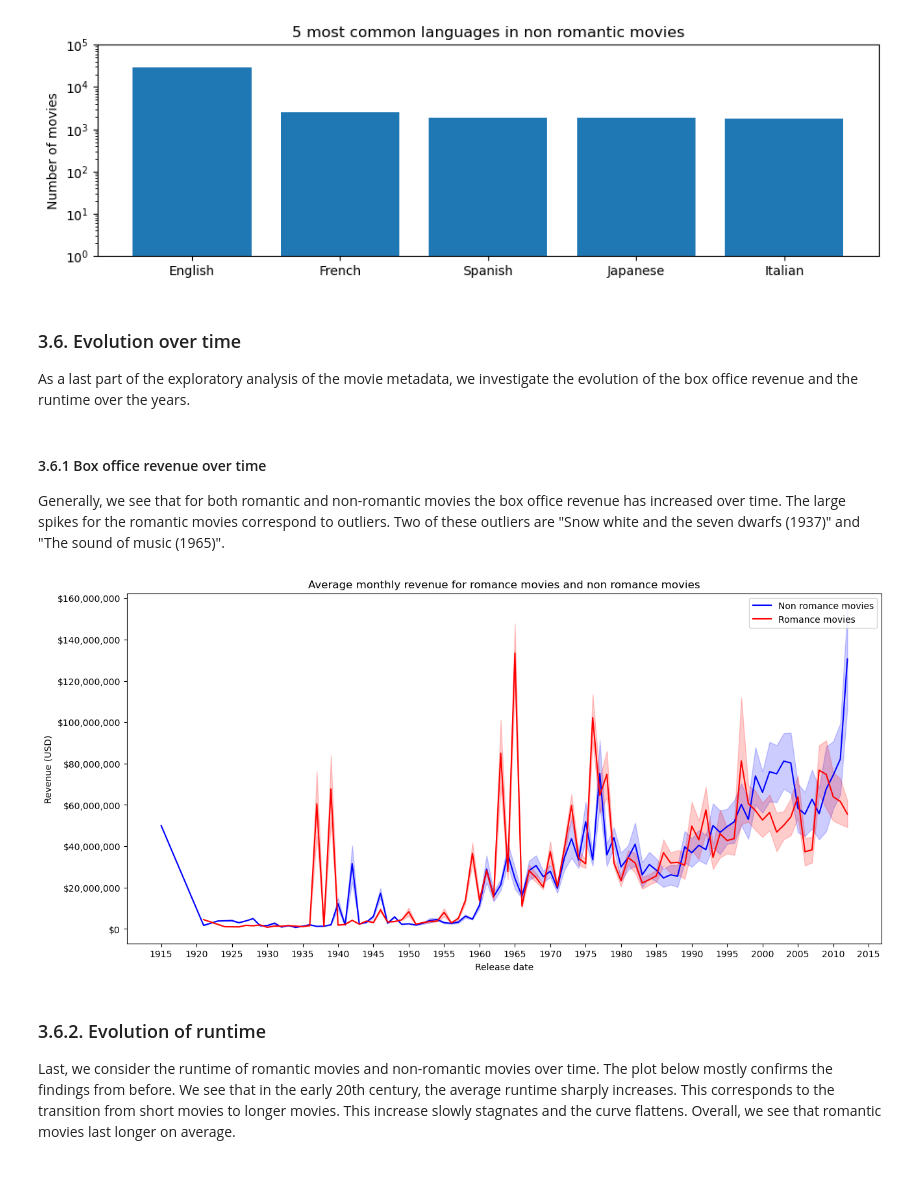
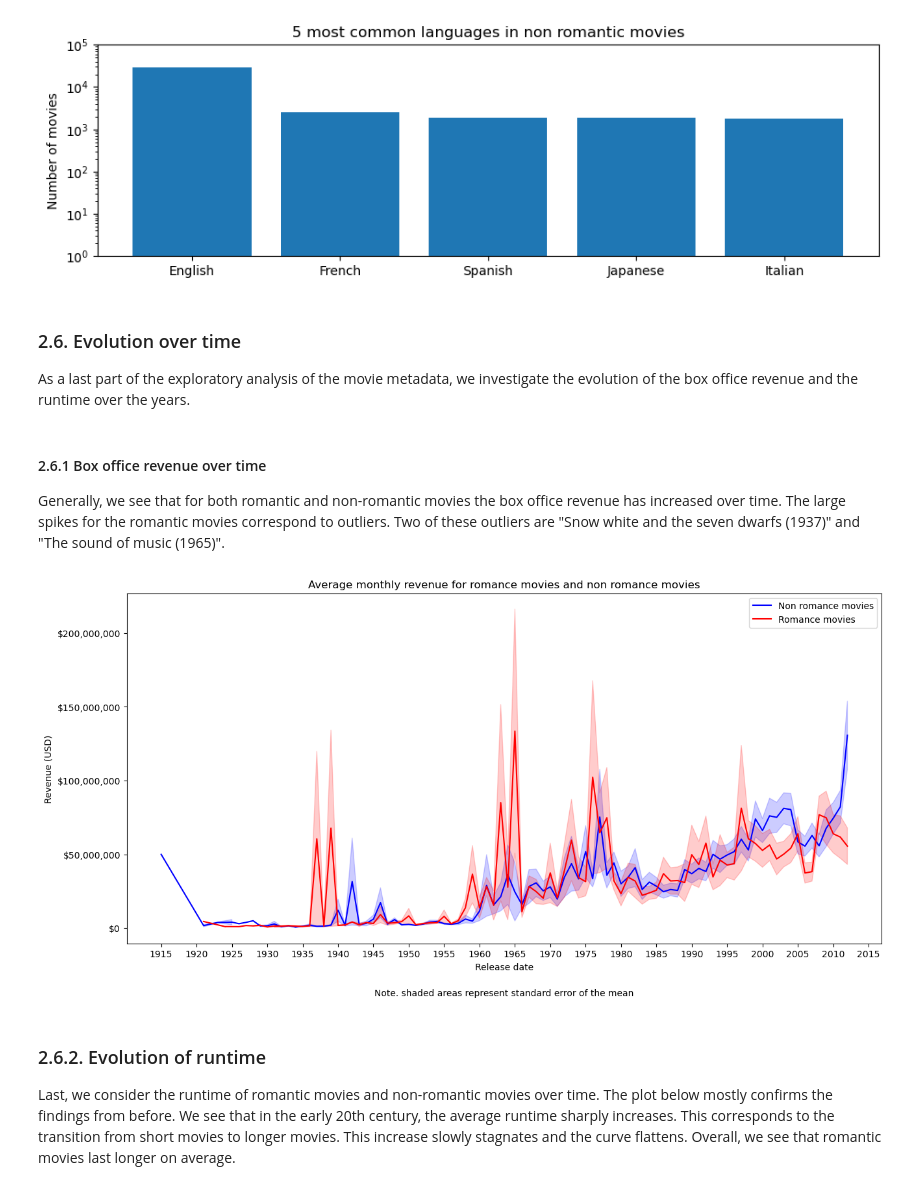
Before and after one commit to epfl-ada/ada-2022-project-toestewbrr, a Jupyter notebook: general_analysis.ipynb, the cells around one changed output. Drawn from its saved outputs; the diff is of its cells as text; code cells hidden in the pictures.

```diff
--- a/general_analysis.ipynb
+++ b/general_analysis.ipynb
@@ -409,11 +437,11 @@ plt.show()
 [figure]
 [figure]
 # %% [markdown]
-### 3.6. Evolution over time
+### 2.6. Evolution over time
 
 As a last part of the exploratory analysis of the movie metadata, we investigate the evolution of the box office revenue and the runtime over the years.
 # %% [markdown]
-#### 3.6.1 Box office revenue over time
+#### 2.6.1 Box office revenue over time
 
 Generally, we see that for both romantic and non-romantic movies the box office revenue has increased over time. The large spikes for the romantic movies correspond to outliers. Two of these outliers are "Snow white and the seven dwarfs (1937)" and "The sound of music (1965)".
 # %%
@@ -423,40 +451,45 @@ year_box_office = non_romance_movies[[
 year_box_office_romance = romance_movies[[
     'Release date', 'Box office revenue']].dropna()
 year_box_office['Release date'] = pd.to_datetime(
     year_box_office['Release date'])
 year_box_office_romance['Release date'] = pd.to_datetime(
     year_box_office_romance['Release date'])
 
 # Get yearly box office revenue for romantic and non-romantic movies
 year_box_office = non_romance_movies[['Release date', 'Box office revenue']].dropna()
 year_box_office_romance = romance_movies[['Release date', 'Box office revenue']].dropna()
 year_box_office['Release date'] = pd.to_datetime(year_box_office['Release date'])
 year_box_office_romance['Release date'] = pd.to_datetime(year_box_office_romance['Release date'])
 
 total_mean = year_box_office.groupby('Release date').mean().iloc[1:]
 romance_mean = year_box_office_romance.groupby('Release date').mean().iloc[1:]
-total_std = year_box_office.groupby('Release date').std().replace(np.nan, 0).iloc[1:]/10
-romance_std = year_box_office_romance.groupby('Release date').std().replace(np.nan, 0).iloc[1:]/10
+#Compute standard error of the mean for non-romantic movies and romantic movies
+total_sem = year_box_office.groupby('Release date').sem().iloc[1:]
+romance_sem = year_box_office_romance.groupby('Release date').sem().iloc[1:]
+
+
 
 # Plot average monthly revenue for romance movies and non romance movies
 fig, ax = plt.subplots(figsize=(15, 7))
 ax.plot(total_mean.index, total_mean['Box office revenue'], color='blue', label='Non romance movies')
 ax.plot(romance_mean.index, romance_mean['Box office revenue'], color='red', label='Romance movies')
-ax.fill_between(total_mean.index, total_mean['Box office revenue'] - total_std['Box office revenue'], total_mean['Box office revenue'] + total_std['Box office revenue'], color='blue', alpha=0.2)
-ax.fill_between(romance_mean.index, romance_mean['Box office revenue'] - romance_std['Box office revenue'], romance_mean['Box office revenue'] + romance_std['Box office revenue'], color='red', alpha=0.2)
+ax.fill_between(total_mean.index, total_mean['Box office revenue'] - total_sem['Box office revenue'], total_mean['Box office revenue'] + total_sem['Box office revenue'], color='blue', alpha=0.2)
+ax.fill_between(romance_mean.index, romance_mean['Box office revenue'] - romance_sem['Box office revenue'], romance_mean['Box office revenue'] + romance_sem['Box office revenue'], color='red', alpha=0.2)
 years = mdates.YearLocator(5)
 ax.xaxis.set_major_locator(years)
 ax.xaxis.set_major_formatter(mdates.DateFormatter('%Y'))
 ax.yaxis.set_major_formatter(matplotlib.ticker.StrMethodFormatter('${x:,.0f}'))
 ax.set_xlabel('Release date')
 ax.set_ylabel('Revenue (USD)')
 ax.set_title('Average monthly revenue for romance movies and non romance movies')
 ax.legend()
+ax.annotate('Note. shaded areas represent standard error of the mean', xy=(0.5, 0), xytext=(
+    0, -50), xycoords='axes fraction', textcoords='offset points', size=10, ha='center', va='top')
 plt.show()
 # %% [output]
-[figure, old version]
+[figure, new version]
 # %% [markdown]
-### 3.6.2. Evolution of runtime
+### 2.6.2. Evolution of runtime
 
 Last, we consider the runtime of romantic movies and non-romantic movies over time. The plot below mostly confirms the findings from before. We see that in the early 20th century, the average runtime sharply increases. This corresponds to the transition from short movies to longer movies. This increase slowly stagnates and the curve flattens. Overall, we see that romantic movies last longer on average.
 # %%
```
Also changed, not shown: parts of 21 cells of this notebook.
